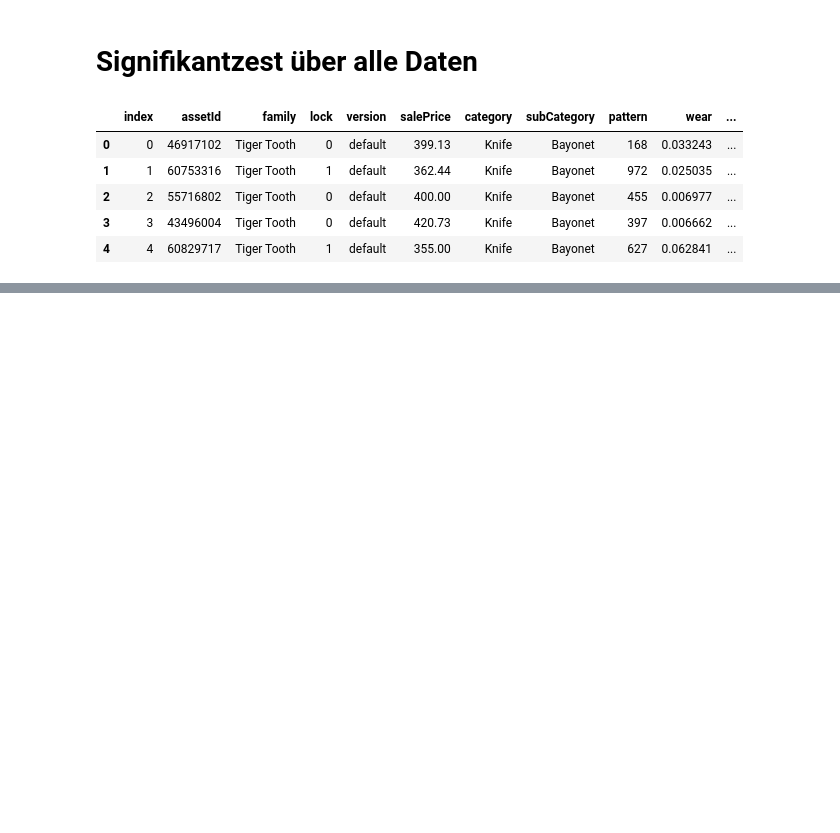
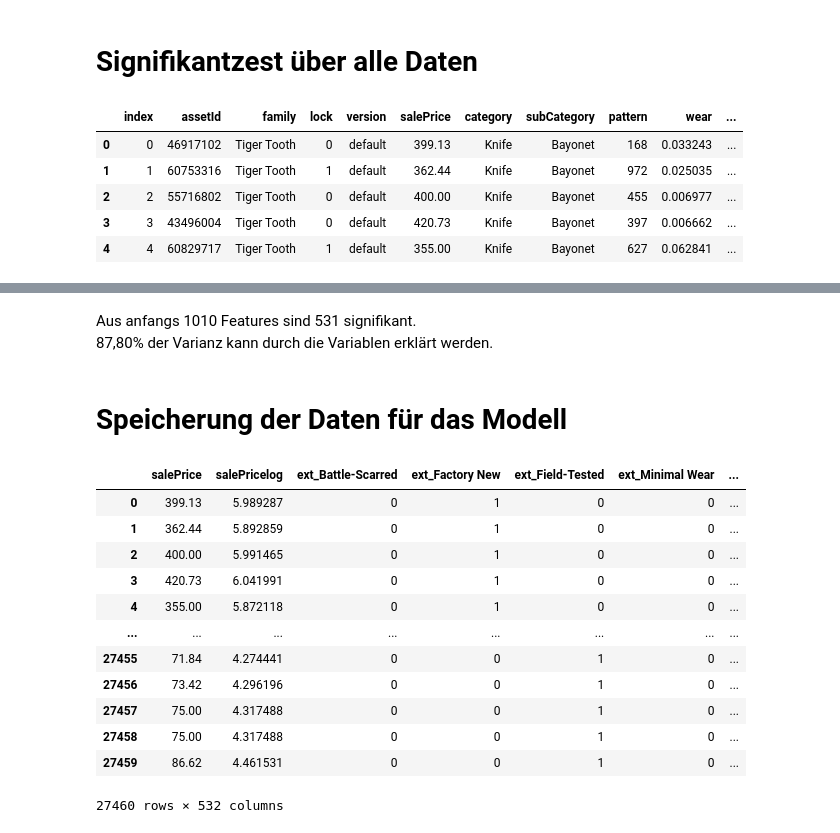
Before and after one commit to princessivy/Analyzing_CSGO_SkinPrices, a Jupyter notebook: CSGO_Significance_Testing.ipynb, the cells around one changed output, grey strips where cells are left out. Cells and saved outputs as stored; diff of their text form; code cells hidden in the pictures; blank space fills up the shorter version.

```diff
--- a/CSGO_Significance_Testing.ipynb
+++ b/CSGO_Significance_Testing.ipynb
@@ -677,0 +720,5 @@ strong multicollinearity problems or that the design matrix is singular.
+# %% [markdown]
+Aus anfangs 1010 Features sind 531 signifikant.
+87,80% der Varianz kann durch die Variablen erklärt werden.
+# %% [markdown]
+# Speicherung der Daten für das Modell
@@ -677,0 +727,25 @@ strong multicollinearity problems or that the design matrix is singular.
+# %%
+# feature 'const' löschen
+sig_features = sig_features[1:]
+# %%
+sig_data = all_data[sig_features]
+# %%
+temp = data[['salePrice', 'salePricelog']]
+# %%
+finish = pd.concat([temp, sig_data], axis=1)
+# %%
+finish
+# %% [output]
+|  | salePrice | salePricelog | ext_Battle-Scarred | ext_Factory New | ext_Field-Tested | ext_Minimal Wear | ... |
+| 0 | 399.13 | 5.989287 | 0 | 1 | 0 | 0 | ... |
+| 1 | 362.44 | 5.892859 | 0 | 1 | 0 | 0 | ... |
+| 2 | 400.00 | 5.991465 | 0 | 1 | 0 | 0 | ... |
+| 3 | 420.73 | 6.041991 | 0 | 1 | 0 | 0 | ... |
+| 4 | 355.00 | 5.872118 | 0 | 1 | 0 | 0 | ... |
+| ... | ... | ... | ... | ... | ... | ... | ... |
+| 27455 | 71.84 | 4.274441 | 0 | 0 | 1 | 0 | ... |
+| 27456 | 73.42 | 4.296196 | 0 | 0 | 1 | 0 | ... |
+| 27457 | 75.00 | 4.317488 | 0 | 0 | 1 | 0 | ... |
+| 27458 | 75.00 | 4.317488 | 0 | 0 | 1 | 0 | ... |
+| 27459 | 86.62 | 4.461531 | 0 | 0 | 1 | 0 | ... |
+27460 rows × 532 columns
```
Also changed, not shown: parts of 22 cells of this notebook.
